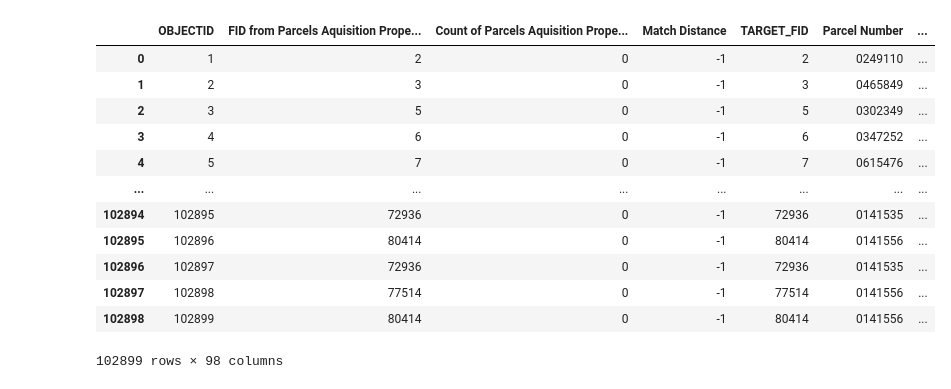
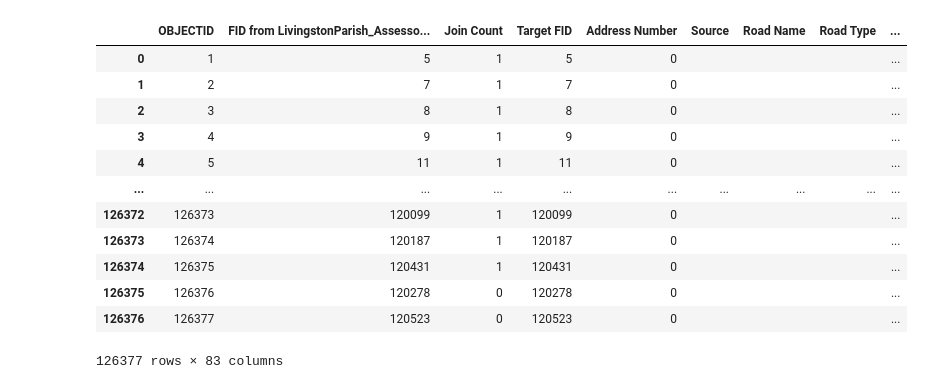
Before and after one commit to harrisbienn/utils, a Jupyter notebook: crs_building_sfha.ipynb, the cells around one changed output. Saved outputs shown, nothing was run; the diff lists cells and outputs as text; code cells hidden in the pictures.

```diff
--- a/crs_building_sfha.ipynb
+++ b/crs_building_sfha.ipynb
@@ -1,24 +1,24 @@
 # %%
 import geopandas as gpd
 import pandas as pd
 import numpy as np
 
 # Load the unioned GeoJSON
 gdf = gpd.read_file(
-    r'C:\Users\ah5766\OneDrive - Halff\Documents\ArcGIS\Projects\Livingston_GIS\LivingstonParish_Parcels_AquisitionProperty_SFHA_Union.geojson'
+    r'C:\Users\ah5766\OneDrive - Halff\Documents\ArcGIS\Projects\Livingston_GIS\LivingstonParish_Assessors_BuildingFootprints_SFHA_Identity.geojson'
 )
 gdf
 # %% [output]
-|  | OBJECTID | FID from Parcels Aquisition Prope... | Count of Parcels Aquisition Prope... | Match Distance | TARGET_FID | Parcel Number | ... |
-| 0 | 1 | 2 | 0 | -1 | 2 | 0249110 | ... |
-| 1 | 2 | 3 | 0 | -1 | 3 | 0465849 | ... |
-| 2 | 3 | 5 | 0 | -1 | 5 | 0302349 | ... |
-| 3 | 4 | 6 | 0 | -1 | 6 | 0347252 | ... |
-| 4 | 5 | 7 | 0 | -1 | 7 | 0615476 | ... |
-| ... | ... | ... | ... | ... | ... | ... | ... |
-| 102894 | 102895 | 72936 | 0 | -1 | 72936 | 0141535 | ... |
-| 102895 | 102896 | 80414 | 0 | -1 | 80414 | 0141556 | ... |
-| 102896 | 102897 | 72936 | 0 | -1 | 72936 | 0141535 | ... |
-| 102897 | 102898 | 77514 | 0 | -1 | 77514 | 0141556 | ... |
-| 102898 | 102899 | 80414 | 0 | -1 | 80414 | 0141556 | ... |
+|  | OBJECTID | FID from LivingstonParish_Assesso... | Join Count | Target FID | Address Number | Source | Road Name | Road Type | ... |
+| 0 | 1 | 5 | 1 | 5 | 0 |  |  |  | ... |
+| 1 | 2 | 7 | 1 | 7 | 0 |  |  |  | ... |
+| 2 | 3 | 8 | 1 | 8 | 0 |  |  |  | ... |
+| 3 | 4 | 9 | 1 | 9 | 0 |  |  |  | ... |
+| 4 | 5 | 11 | 1 | 11 | 0 |  |  |  | ... |
+| ... | ... | ... | ... | ... | ... | ... | ... | ... | ... |
+| 126372 | 126373 | 120099 | 1 | 120099 | 0 |  |  |  | ... |
+| 126373 | 126374 | 120187 | 1 | 120187 | 0 |  |  |  | ... |
+| 126374 | 126375 | 120431 | 1 | 120431 | 0 |  |  |  | ... |
+| 126375 | 126376 | 120278 | 0 | 120278 | 0 |  |  |  | ... |
+| 126376 | 126377 | 120523 | 0 | 120523 | 0 |  |  |  | ... |
-102899 rows × 98 columns
+126377 rows × 83 columns
```
Also changed, not shown: parts of 11 cells of this notebook.
